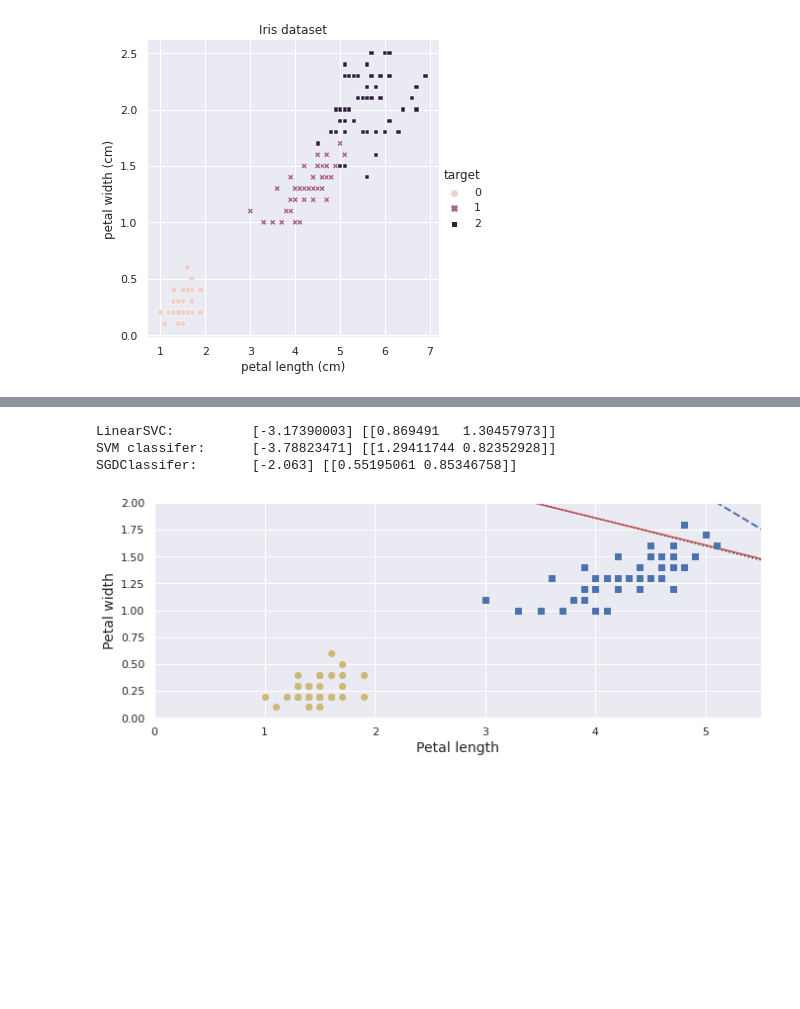
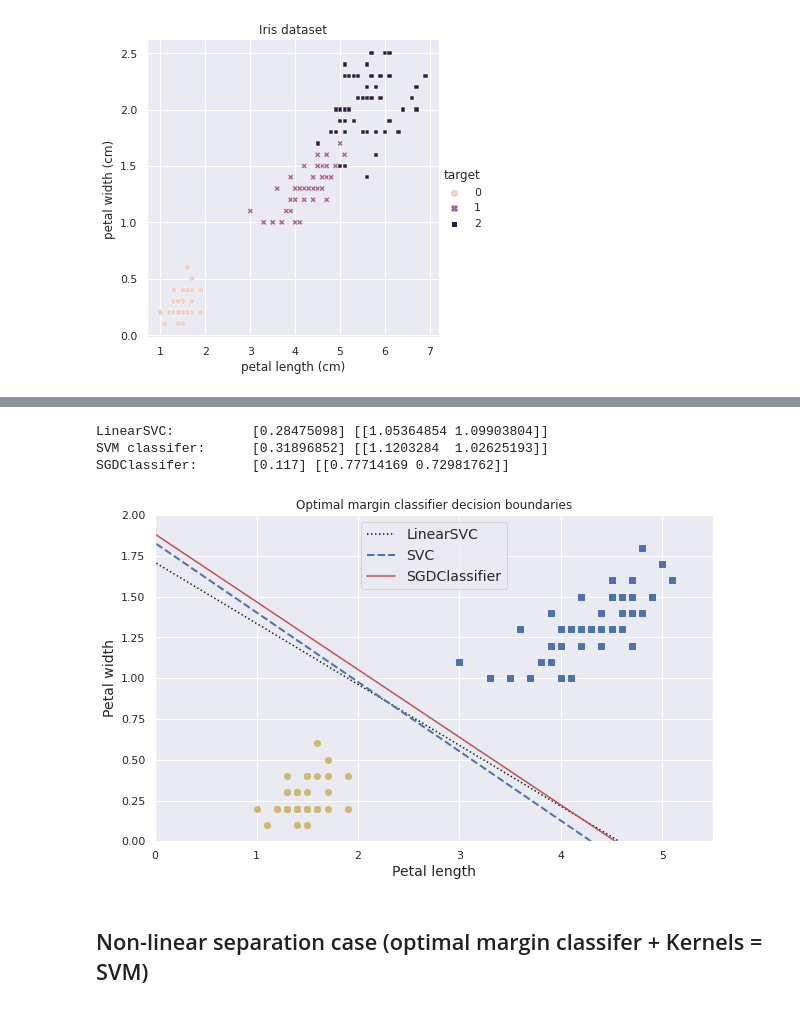
Before and after one commit to AshishKakran/learn-ML, a Jupyter notebook: SVM_classifiers.ipynb, the cells around one changed output, grey strips where cells are left out. Saved outputs shown, nothing was run; the diff lists cells and outputs as text; code cells hidden in the pictures; blank space fills up the shorter version.

Commit message:
complete linear svm

```diff
--- a/SVM_classifiers.ipynb
+++ b/SVM_classifiers.ipynb
@@ -94,6 +93,5 @@ plt.show()
 # %% [output]
 [figure]
 # %%
-iris = datasets.load_iris()
-X = iris["data"][:, (2,3)]
-y = iris["target"]
+X = iris_frame.data.values[:,(2,3)] #petal length, petal width
+y = iris_frame.data.values[:, 4]
@@ -130,43 +146,45 @@ sgd_clf = SGDClassifier(loss="hinge", learning_rate="constant", eta0=0.001, alph
 scaler = StandardScaler()
 X_scaled = scaler.fit_transform(X)
 # %%
-lin_clf.fit(X,y)
-svm_clf.fit(X,y)
-sgd_clf.fit(X,y)
+lin_clf.fit(X_scaled,y)
+svm_clf.fit(X_scaled,y)
+sgd_clf.fit(X_scaled,y)
 
 print("LinearSVC:         ", lin_clf.intercept_, lin_clf.coef_)
 print("SVM classifer:     ", svm_clf.intercept_, svm_clf.coef_)
 print("SGDClassifer:      ", sgd_clf.intercept_, sgd_clf.coef_)
 # %% [output]
-LinearSVC:          [-3.17390003] [[0.869491   1.30457973]]
-SVM classifer:      [-3.78823471] [[1.29411744 0.82352928]]
-SGDClassifer:       [-2.063] [[0.55195061 0.85346758]]
+LinearSVC:          [0.28475098] [[1.05364854 1.09903804]]
+SVM classifer:      [0.31896852] [[1.1203284  1.02625193]]
+SGDClassifer:       [0.117] [[0.77714169 0.72981762]]
 # %%
 # Compute the slope and bias of each decision boundary
 w1 = -lin_clf.coef_[0, 0]/lin_clf.coef_[0, 1]
 b1 = -lin_clf.intercept_[0]/lin_clf.coef_[0, 1]
 w2 = -svm_clf.coef_[0, 0]/svm_clf.coef_[0, 1]
 b2 = -svm_clf.intercept_[0]/svm_clf.coef_[0, 1]
 w3 = -sgd_clf.coef_[0, 0]/sgd_clf.coef_[0, 1]
 b3 = -sgd_clf.intercept_[0]/sgd_clf.coef_[0, 1]
 
 # Transform the decision boundary lines back to the original scale
 line1 = scaler.inverse_transform([[-10, -10 * w1 + b1], [10, 10 * w1 + b1]])
 line2 = scaler.inverse_transform([[-10, -10 * w2 + b2], [10, 10 * w2 + b2]])
 line3 = scaler.inverse_transform([[-10, -10 * w3 + b3], [10, 10 * w3 + b3]])
 
 # Plot all three decision boundaries
-plt.figure(figsize=(11, 4))
+plt.figure(figsize=(10,6))
 plt.plot(line1[:, 0], line1[:, 1], "k:", label="LinearSVC")
 plt.plot(line2[:, 0], line2[:, 1], "b--", linewidth=2, label="SVC")
 plt.plot(line3[:, 0], line3[:, 1], "r-", label="SGDClassifier")
 plt.plot(X[:, 0][y==1], X[:, 1][y==1], "bs") # label="Iris versicolor"
 plt.plot(X[:, 0][y==0], X[:, 1][y==0], "yo") # label="Iris setosa"
 plt.xlabel("Petal length", fontsize=14)
 plt.ylabel("Petal width", fontsize=14)
-#plt.legend(loc="upper center", fontsize=14)
+plt.legend(loc="upper center", fontsize=14)
 plt.axis([0, 5.5, 0, 2])
-
+plt.title('Optimal margin classifier decision boundaries')
 plt.show()
 # %% [output]
-[figure, old version]
+[figure, new version]
+# %% [markdown]
+## Non-linear separation case (optimal margin classifer + Kernels = SVM)
```
Also changed, not shown: parts of 25 cells of this notebook, 1 other file.
